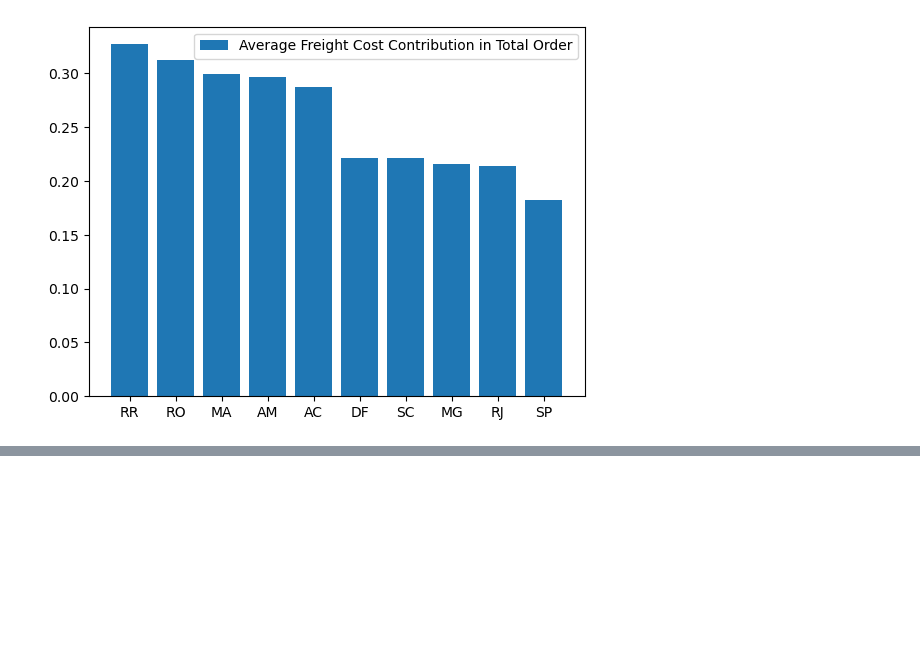
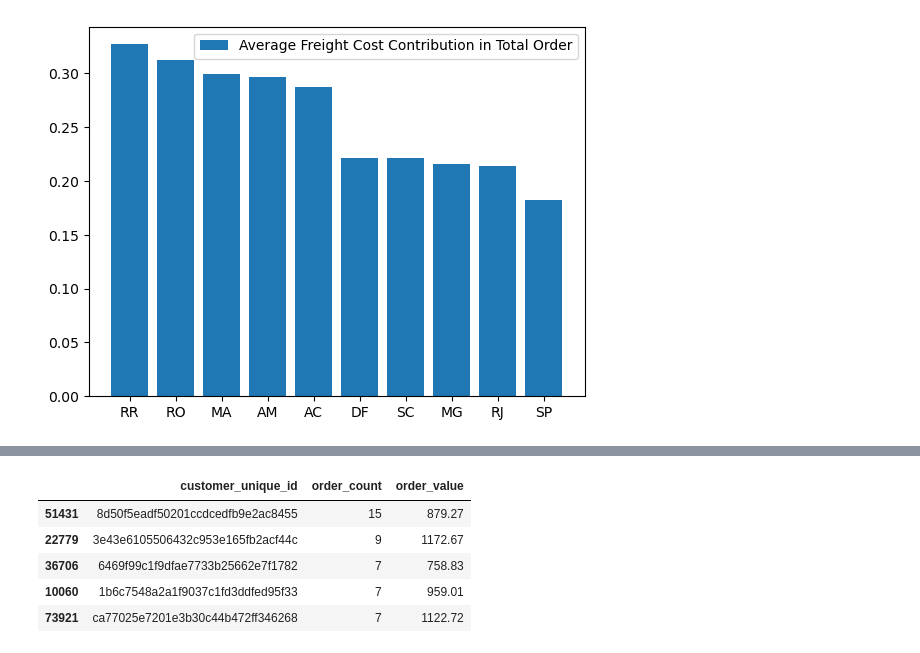
Before and after one commit to Kvitatiani/brazillian-ecommerce-analytics, a Jupyter notebook: ecommerce_playground.ipynb, the cells around one changed output, grey strips where cells are left out. Cells and saved outputs as stored; diff of their text form; code cells hidden in the pictures; blank space fills up the shorter version.

```diff
--- a/ecommerce_playground.ipynb
+++ b/ecommerce_playground.ipynb
@@ -461,0 +473,18 @@ plt.show()
+# %%
+# prep data
+customers_orders = master_orders_delivered.groupby('customer_unique_id').agg(
+    order_count=('customer_id', 'nunique'),
+    order_value=('total_revenue', 'sum')
+).reset_index()
+
+top10_customers_order_count = customers_orders.sort_values(by='order_count', ascending=False).head(10).copy()
+top10_customers_order_value = customers_orders.sort_values(by='order_value', ascending=False).head(10).copy()
+
+top10_customers_order_count.head()
+# %% [output]
+|  | customer_unique_id | order_count | order_value |
+| 51431 | 8d50f5eadf50201ccdcedfb9e2ac8455 | 15 | 879.27 |
+| 22779 | 3e43e6105506432c953e165fb2acf44c | 9 | 1172.67 |
+| 36706 | 6469f99c1f9dfae7733b25662e7f1782 | 7 | 758.83 |
+| 10060 | 1b6c7548a2a1f9037c1fd3ddfed95f33 | 7 | 959.01 |
+| 73921 | ca77025e7201e3b30c44b472ff346268 | 7 | 1122.72 |
```
Also changed, not shown: parts of 20 cells of this notebook.
